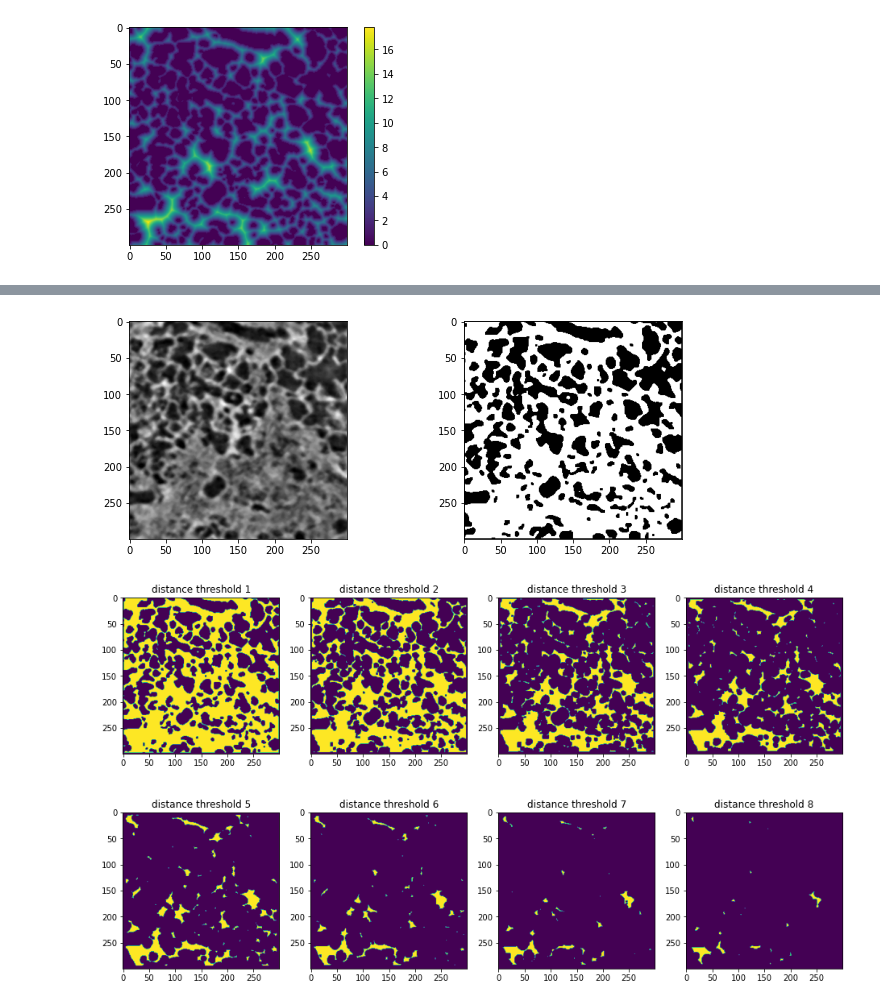
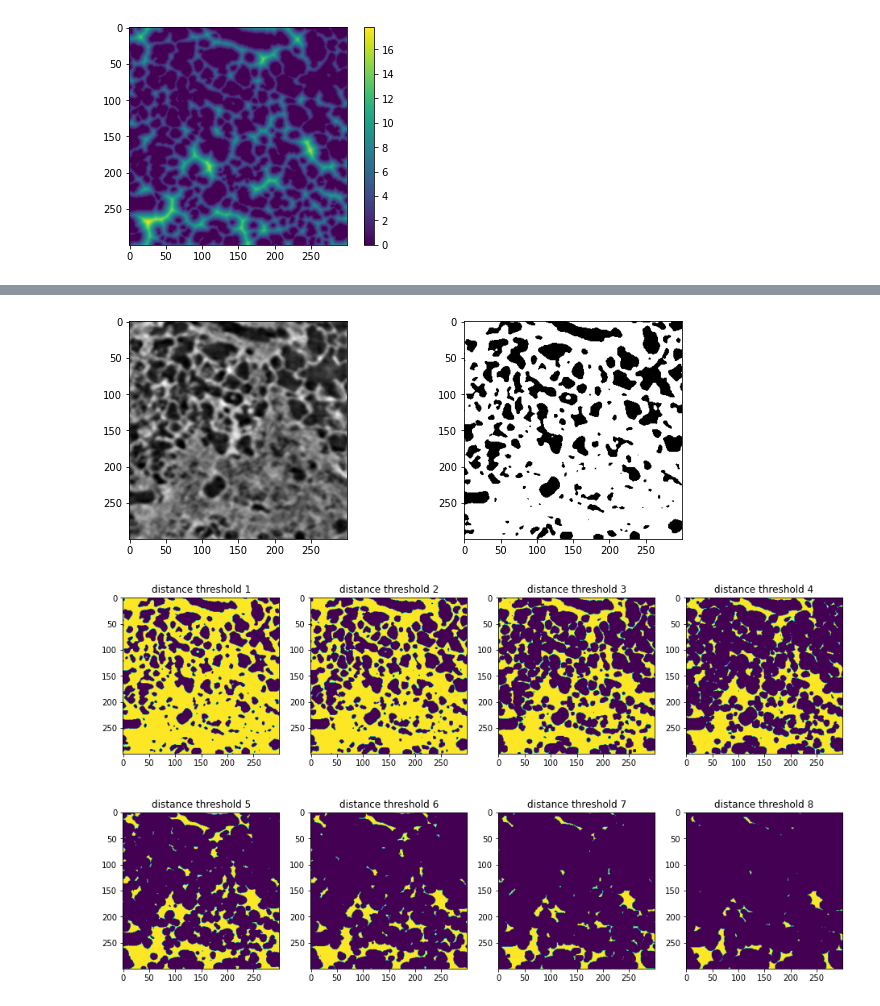
Before and after one commit to mrahmansagar/poreAnalysis, a Jupyter notebook: high_dense_region.ipynb, the cells around one changed output, grey strips where cells are left out. Saved outputs shown, nothing was run; the diff lists cells and outputs as text; code cells hidden in the pictures.

```diff
--- a/high_dense_region.ipynb
+++ b/high_dense_region.ipynb
@@ -89,34 +85,31 @@ plt.show()
 # %%
 # Distance transform with 3d volume
-th_vol = vol > 55
-th_vol = nd.binary_closing(th_vol, np.ones((3,3,3)))
-th_vol = nd.binary_closing(th_vol, np.ones((3,3,3)))
+th_vol = vol > 40
+#th_vol = nd.binary_closing(th_vol, np.ones((3,3,3)))
 dis3d = distance_transform_edt(th_vol)
-
-
 
 sliceNo = 150
 
 fig, ax = plt.subplots(1,2, figsize=(11,4))
 ax[0].imshow(vol[sliceNo, ...], cmap='gray')
 ax[1].imshow(th_vol[sliceNo, ...], cmap='gray')
 plt.show()
 
 fig, ax = plt.subplots(2,4, figsize=(16,9))
 
 for i in range(4):
     img = dis3d[sliceNo, ...] > 1+i
     ax[0, i].imshow(img,)
     ax[0, i].set_title('distance threshold {}'.format(1+i))
 
 for i in range(4):
     img = dis3d[sliceNo, ...] > 5+i
     ax[1, i].imshow(img,)
     ax[1, i].set_title('distance threshold {}'.format(5+i))
 
 #plt.colorbar()
 plt.show()
 # %% [output]
-[figure, old version]
+[figure, new version]
-[figure, old version]
+[figure, new version]
 # %%
```
Also changed, not shown: parts of 21 cells of this notebook, 7 other files.
